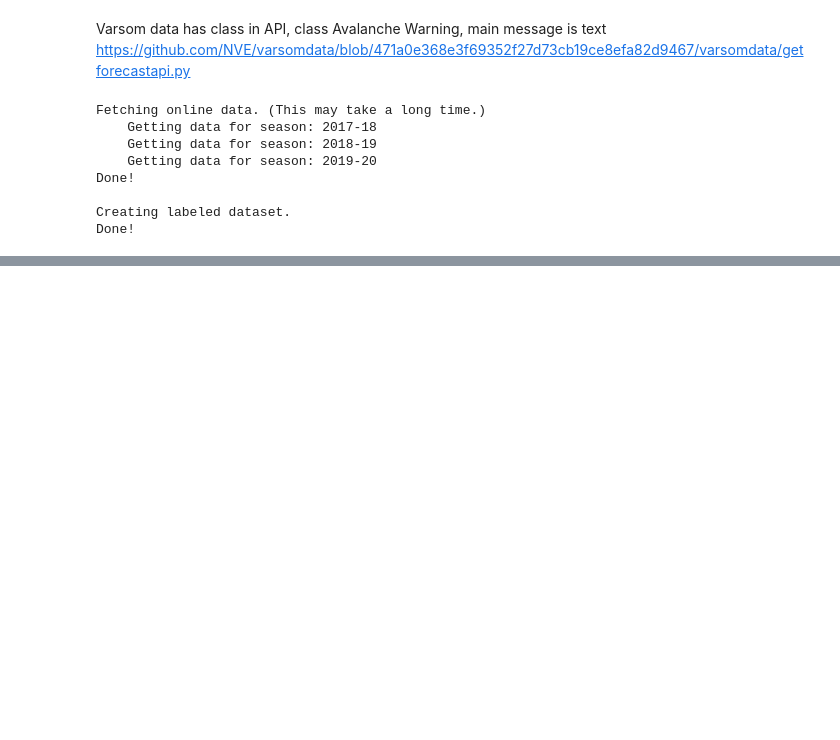
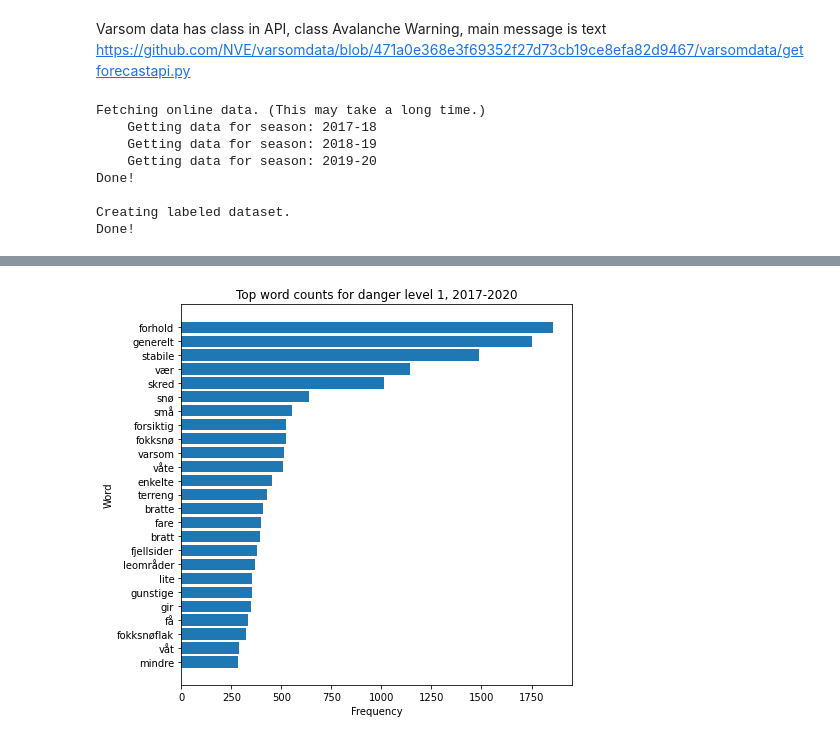
Before and after one commit to NVE/avalanche_ml, a Jupyter notebook: text_data.ipynb, the cells around one changed output, grey strips where cells are left out. Saved outputs shown, nothing was run; the diff lists cells and outputs as text; code cells hidden in the pictures; blank space fills up the shorter version.

```diff
--- a/text_data.ipynb
+++ b/text_data.ipynb
@@ -111,0 +476,5 @@ text_data.main_text
+# %%
+vocab1, word_count1, _, _ = create_lookup_tables(dlevel1_processed)
+vocab2, word_count2, _, _ = create_lookup_tables(dlevel2_processed)
+vocab3, word_count3, _, _ = create_lookup_tables(dlevel3_processed)
+vocab4, word_count4, _, _ = create_lookup_tables(dlevel4_processed)
@@ -111,0 +521,30 @@ text_data.main_text
+# %%
+def top_n_words(vocab, word_count, n):
+    """
+    Return the top *n* words given a list of words and their
+    frequencies as a dictionary.
+    """
+    top_words = vocab[:n]
+    top_counts = [word_count[word] for word in top_words]
+    return top_words, top_counts
+# %%
+n = 25
+top_words1, top_counts1 = top_n_words(vocab1, word_count1, n)
+top_words2, top_counts2 = top_n_words(vocab2, word_count2, n)
+top_words3, top_counts3 = top_n_words(vocab3, word_count3, n)
+top_words4, top_counts4 = top_n_words(vocab4, word_count4, n)
+# %%
+def plot_top_word_counts(top_words, top_counts, danger_level):
+    fig, ax = plt.subplots(figsize=(7, 7))
+
+    ax.barh(top_words[::-1], top_counts[::-1])
+
+    ax.set_xlabel('Frequency')
+    ax.set_ylabel('Word')
+    ax.set_title('Top word counts for danger level {}, 2017-2020'.format(danger_level))
+
+    plt.show()
+# %%
+plot_top_word_counts(top_words1, top_counts1, 1)
+# %% [output]
+[figure, added]
```
Also changed, not shown: parts of 53 cells of this notebook.
